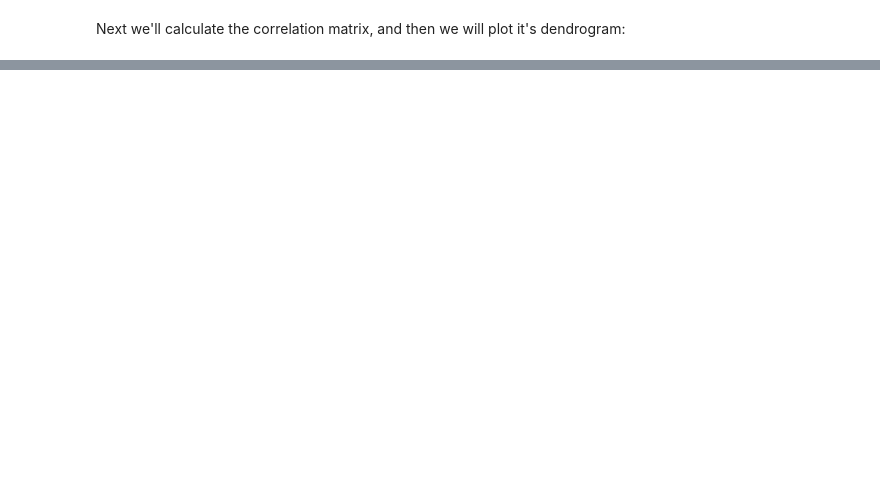
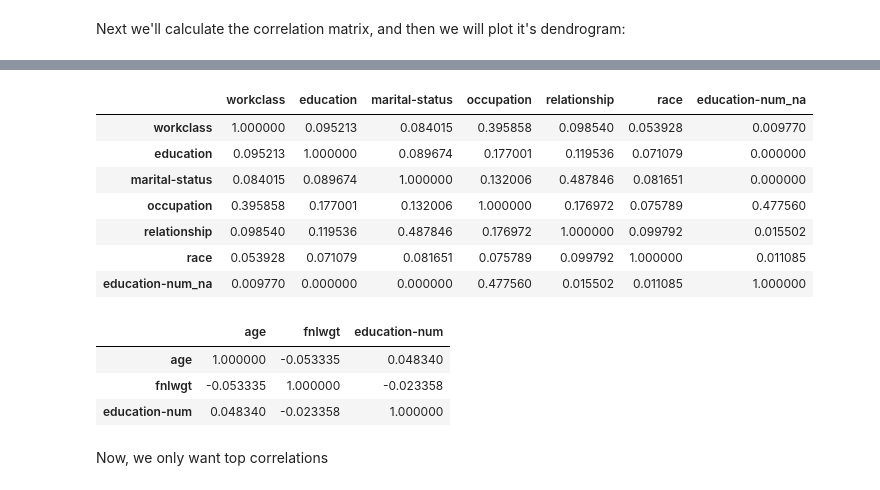
Before and after one commit to muellerzr/fastinference, a Jupyter notebook: nbs/01_tabular.interpretation.ipynb, the cells around one changed output, grey strips where cells are left out. Cells and saved outputs as stored; diff of their text form; code cells hidden in the pictures; blank space fills up the shorter version.

```diff
--- a/nbs/01_tabular.interpretation.ipynb
+++ b/nbs/01_tabular.interpretation.ipynb
@@ -242,2 +265,6 @@ wandb: WARNING Adding to old History rows isn't currently supported.  Step 1220
 # %% [markdown]
 Next we'll calculate the correlation matrix, and then we will plot it's dendrogram:
+# %%
+cat_corr, cont_corr = learn.get_features_corr()
+cat_corr
+# %% [output]
@@ -244,3 +272,20 @@ Next we'll calculate the correlation matrix, and then we will plot it's dendrogr
+|  | workclass | education | marital-status | occupation | relationship | race | education-num_na |
+| workclass | 1.000000 | 0.095213 | 0.084015 | 0.395858 | 0.098540 | 0.053928 | 0.009770 |
+| education | 0.095213 | 1.000000 | 0.089674 | 0.177001 | 0.119536 | 0.071079 | 0.000000 |
+| marital-status | 0.084015 | 0.089674 | 1.000000 | 0.132006 | 0.487846 | 0.081651 | 0.000000 |
+| occupation | 0.395858 | 0.177001 | 0.132006 | 1.000000 | 0.176972 | 0.075789 | 0.477560 |
+| relationship | 0.098540 | 0.119536 | 0.487846 | 0.176972 | 1.000000 | 0.099792 | 0.015502 |
+| race | 0.053928 | 0.071079 | 0.081651 | 0.075789 | 0.099792 | 1.000000 | 0.011085 |
+| education-num_na | 0.009770 | 0.000000 | 0.000000 | 0.477560 | 0.015502 | 0.011085 | 1.000000 |
+# %%
+cont_corr
+# %% [output]
+|  | age | fnlwgt | education-num |
+| age | 1.000000 | -0.053335 | 0.048340 |
+| fnlwgt | -0.053335 | 1.000000 | -0.023358 |
+| education-num | 0.048340 | -0.023358 | 1.000000 |
+# %% [markdown]
+Now, we only want top correlations
 # %%
 corr_dict = learn.get_top_corr_dict(df, thresh=0.3); corr_dict
 # %% [output]
```
Also changed, not shown: parts of 20 cells of this notebook, 2 other files.
